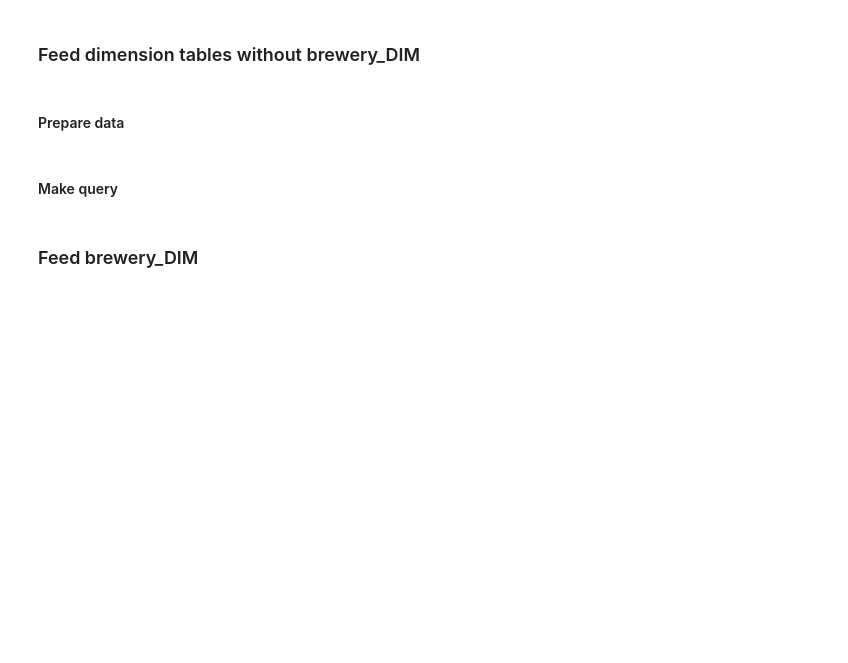
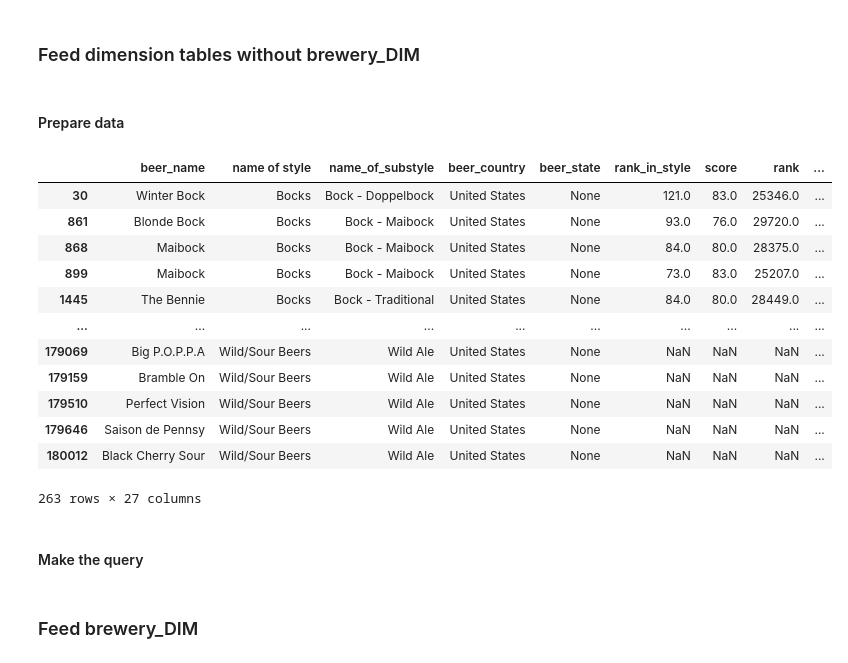
Before and after one commit to wjudt/projects_repo, a Jupyter notebook: beer_ranking_web_scraping/SQL_database_preparation.ipynb, the cells around one changed output. Saved outputs shown, nothing was run; the diff lists cells and outputs as text; code cells hidden in the pictures; blank space fills up the shorter version.

```diff
--- a/beer_ranking_web_scraping/SQL_database_preparation.ipynb
+++ b/beer_ranking_web_scraping/SQL_database_preparation.ipynb
@@ -306,8 +321,24 @@ date_DIM_list = [[x] for x in date_DIM]
 #creating dataframe for feeding style_DIM
 style_DIM_df = dict_to_df(beer_styles_dict, ['style_name', 'substyle_name'])
 style_DIM_list = style_DIM_df.values.tolist()
+# %%
+df.loc[(df['brewery_country'] == 'United States') & (df['brewery_state'].isnull())]
+# %% [output]
+|  | beer_name | name of style | name_of_substyle | beer_country | beer_state | rank_in_style | score | rank | ... |
+| 30 | Winter Bock | Bocks | Bock - Doppelbock | United States | None | 121.0 | 83.0 | 25346.0 | ... |
+| 861 | Blonde Bock | Bocks | Bock - Maibock | United States | None | 93.0 | 76.0 | 29720.0 | ... |
+| 868 | Maibock | Bocks | Bock - Maibock | United States | None | 84.0 | 80.0 | 28375.0 | ... |
+| 899 | Maibock | Bocks | Bock - Maibock | United States | None | 73.0 | 83.0 | 25207.0 | ... |
+| 1445 | The Bennie | Bocks | Bock - Traditional | United States | None | 84.0 | 80.0 | 28449.0 | ... |
+| ... | ... | ... | ... | ... | ... | ... | ... | ... | ... |
+| 179069 | Big P.O.P.P.A | Wild/Sour Beers | Wild Ale | United States | None | NaN | NaN | NaN | ... |
+| 179159 | Bramble On | Wild/Sour Beers | Wild Ale | United States | None | NaN | NaN | NaN | ... |
+| 179510 | Perfect Vision | Wild/Sour Beers | Wild Ale | United States | None | NaN | NaN | NaN | ... |
+| 179646 | Saison de Pennsy | Wild/Sour Beers | Wild Ale | United States | None | NaN | NaN | NaN | ... |
+| 180012 | Black Cherry Sour | Wild/Sour Beers | Wild Ale | United States | None | NaN | NaN | NaN | ... |
+263 rows × 27 columns
 # %% [markdown]
-#### Make query
+#### Make the query
 # %%
 #abv_DIM table insert query
 abv_DIM_insert = """
```
Also changed, not shown: parts of 12 cells of this notebook, 6 other files.
